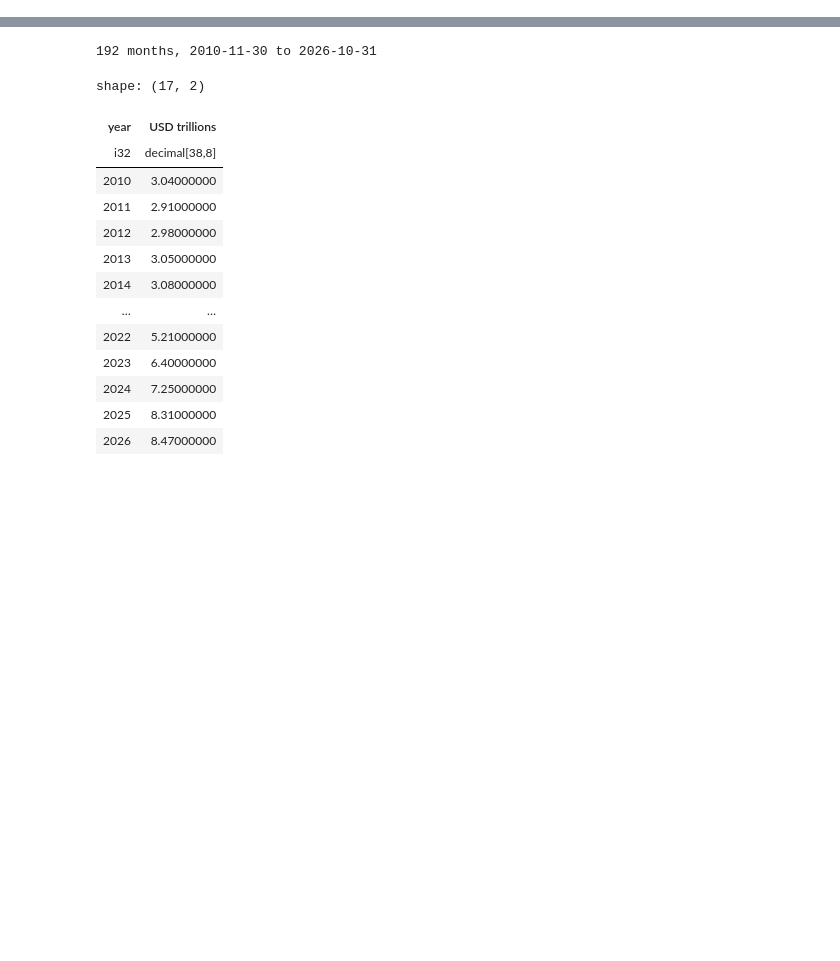
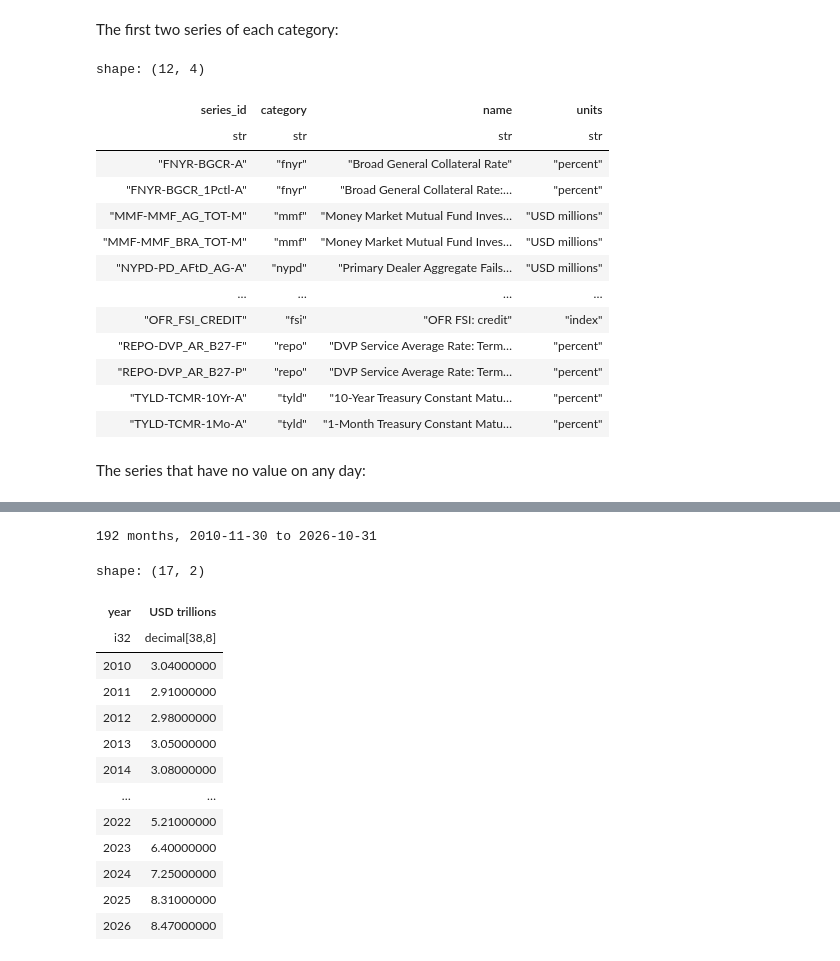
Before and after one commit to AnshArora04/arora_data, a Jupyter notebook: notebooks/function_ofr.ipynb, the cells around one changed output, grey strips where cells are left out. Cells and saved outputs as stored; diff of their text form; code cells hidden in the pictures; blank space fills up the shorter version.

```diff
--- a/notebooks/function_ofr.ipynb
+++ b/notebooks/function_ofr.ipynb
@@ -47,0 +62,21 @@ REPO-TRI_TV_TOT-P|ofr/short_term_funding|Tri-Party Repo — Total Volume|USD mil
+# %% [markdown]
+The first two series of each category:
+# %%
+series.sort("series_id").group_by("category", maintain_order=True).head(2).select("series_id", "category", "name", "units")
+# %% [output]
+shape: (12, 4)
+| series_id | category | name | units |
+| str | str | str | str |
+| "FNYR-BGCR-A" | "fnyr" | "Broad General Collateral Rate" | "percent" |
+| "FNYR-BGCR_1Pctl-A" | "fnyr" | "Broad General Collateral Rate:… | "percent" |
+| "MMF-MMF_AG_TOT-M" | "mmf" | "Money Market Mutual Fund Inves… | "USD millions" |
+| "MMF-MMF_BRA_TOT-M" | "mmf" | "Money Market Mutual Fund Inves… | "USD millions" |
+| "NYPD-PD_AFtD_AG-A" | "nypd" | "Primary Dealer Aggregate Fails… | "USD millions" |
+| … | … | … | … |
+| "OFR_FSI_CREDIT" | "fsi" | "OFR FSI: credit" | "index" |
+| "REPO-DVP_AR_B27-F" | "repo" | "DVP Service Average Rate: Term… | "percent" |
+| "REPO-DVP_AR_B27-P" | "repo" | "DVP Service Average Rate: Term… | "percent" |
+| "TYLD-TCMR-10Yr-A" | "tyld" | "10-Year Treasury Constant Matu… | "percent" |
+| "TYLD-TCMR-1Mo-A" | "tyld" | "1-Month Treasury Constant Matu… | "percent" |
+# %% [markdown]
+The series that have no value on any day:
```
Also changed, not shown: parts of 29 cells of this notebook, 5 other files.
